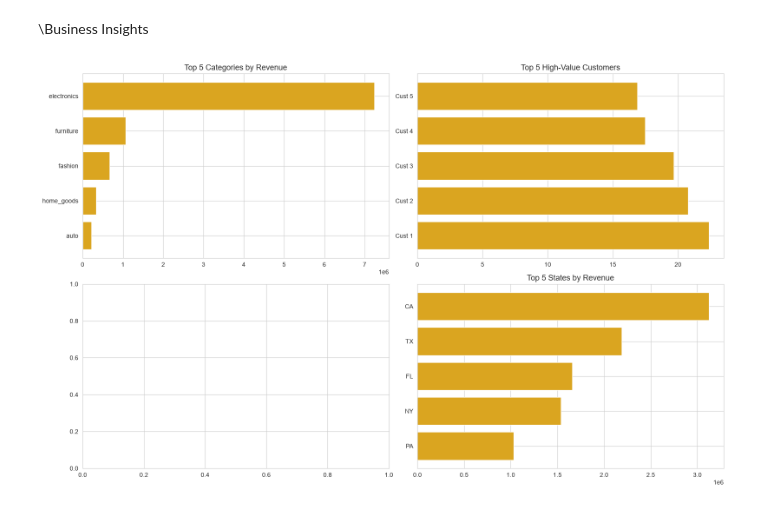
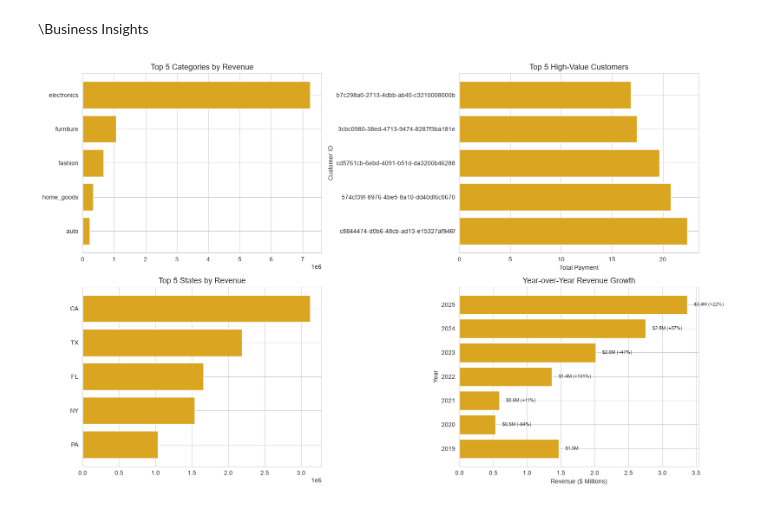
Before and after one commit to nithishg-ng/E-Commerce-US-dataset, a Jupyter notebook: notebooks/data_cleaning & EDA.ipynb, the cells around one changed output. Saved outputs shown, nothing was run; the diff lists cells and outputs as text; code cells hidden in the pictures.

```diff
--- a/notebooks/data_cleaning & EDA.ipynb
+++ b/notebooks/data_cleaning & EDA.ipynb
@@ -127,6 +154,11 @@ items=pd.read_csv(os.path.join(processed_path,"items_clean.csv")   )
 # %% [markdown]
 \Dates conversion
 # %%
+master_date_cols = ["order_purchase_timestamp","order_approved_at",
+                    "order_delivered_carrier_date","order_delivered_customer_date",
+                    "order_estimated_delivery_date"]
+
+#Date Dtype Conversion
 for col in master_date_cols:
     master[col]=pd.to_datetime(master[col],errors="coerce")
 items["shipping_limit_date"]=pd.to_datetime(items["shipping_limit_date"],errors="coerce")
@@ -510,23 +654,42 @@ plt.show()
 # %%
 fig, axes = plt.subplots(2,2,figsize=(16,10))
 
 #top categories by revenue
 top_cat = items.groupby("product_category_name")["price"].sum().sort_values().tail()
 axes[0,0].barh(top_cat.index,top_cat.values,color="goldenrod")
 axes[0,0].set_title("Top 5 Categories by Revenue")
 
 #High-value customer
 top_customer = master.groupby("customer_unique_id")["total_payment"].sum().sort_values(ascending=False).tail()
-axes[0,1].barh([f"Cust {i+1}" for i in range(len(top_customer))], top_customer.values ,color="goldenrod")
+axes[0,1].barh(top_customer.index,top_customer.values,color="goldenrod")
 axes[0,1].set_title("Top 5 High-Value Customers")
+axes[0,1].set_ylabel("Customer ID")
+axes[0,1].set_xlabel("Total Payment")
 
 #regional sales
 top_region = master.groupby("customer_state")["total_payment"].sum().sort_values().tail(5)
-axes[1,1].barh(top_region.index, top_region.values, color="goldenrod")
-axes[1,1].set_title("Top 5 States by Revenue")
+axes[1,0].barh(top_region.index, top_region.values, color="goldenrod")
+axes[1,0].set_title("Top 5 States by Revenue")
+
+#yoy Growth
+master["year"] = master["order_purchase_timestamp"].dt.year
+yearly_rev = master.groupby("year")["total_payment"].sum()
+
+yoy_growth = yearly_rev.pct_change() * 100
+bars = axes[1, 1].barh(yearly_rev.index.astype(str),yearly_rev.values / 1e6,color="goldenrod")
+axes[1, 1].set_title("Year-over-Year Revenue Growth")
+axes[1, 1].set_ylabel("Year")
+axes[1, 1].set_xlabel("Revenue ($ Millions)")
+
+for bar, (yr, val) in zip(bars, yearly_rev.items()):
+    growth = yoy_growth[yr]
+    label = (
+        f"${val/1e6:.1f}M"
+        + (f" ({growth:+.0f}%)" if pd.notna(growth) else ""))
+    axes[1, 1].text(val/1e6 + 0.1,bar.get_y() + bar.get_height()/2,label,va="center",fontsize=8)
 
 plt.tight_layout()
 plt.savefig(r"C:\NG\E-Commerce US dataset\E-Commerce-US-dataset\reports\EDA visuals\business_insights.png", dpi=100, bbox_inches="tight")
 plt.show()
 # %% [output]
-[figure, old version]
+[figure, new version]
```
Also changed, not shown: parts of 18 cells of this notebook, 31 other files.
